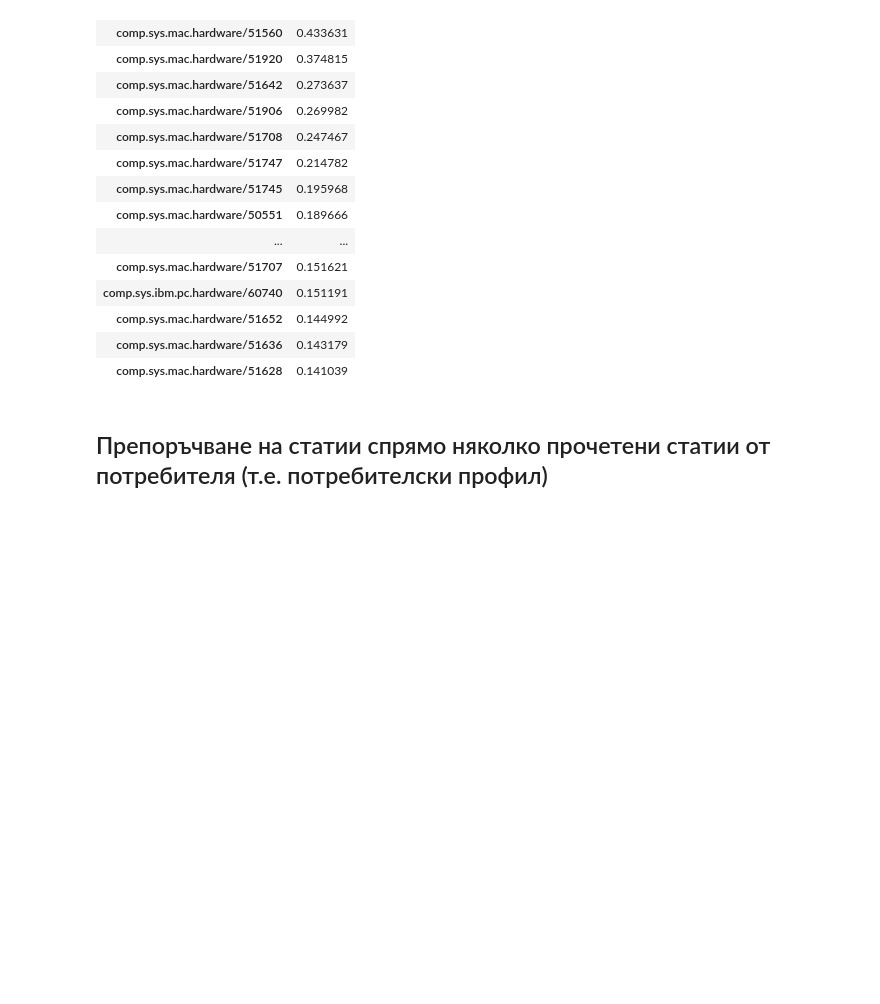
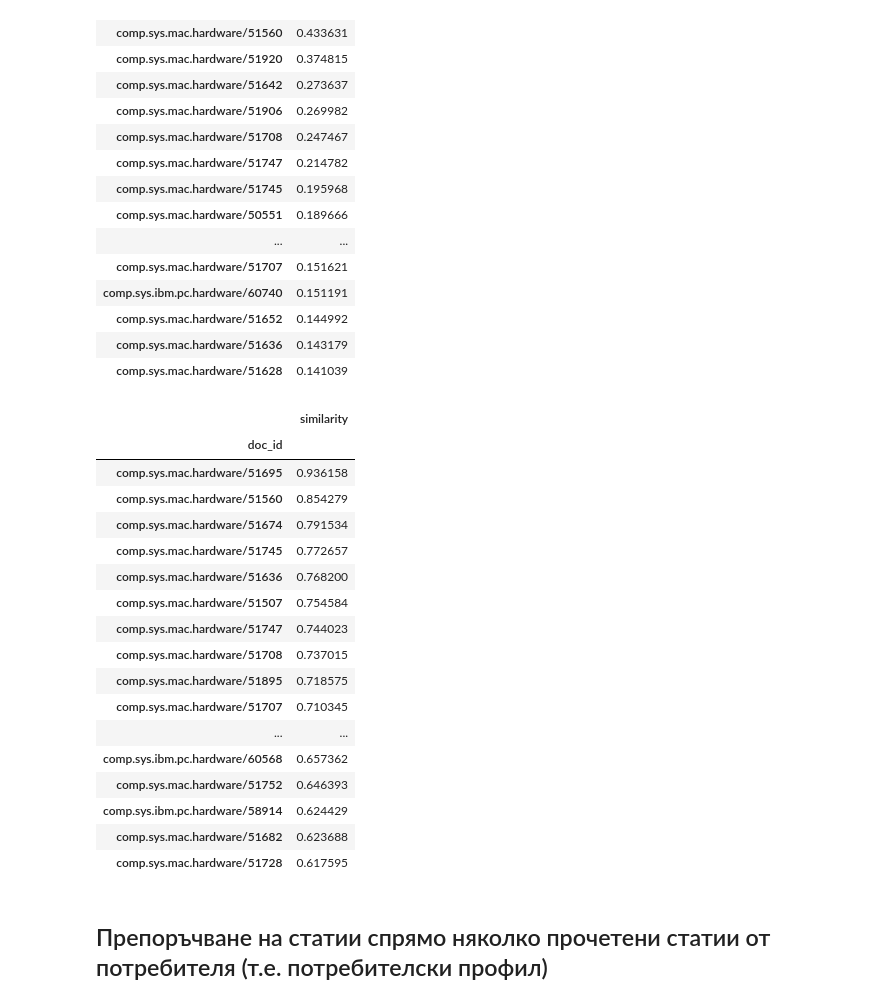
Before and after one commit to antonpetkoff/recommender-systems, a Jupyter notebook: hw1-content-based/notebooks/cosine-similarity.ipynb, the cells around one changed output. Saved outputs shown, nothing was run; the diff lists cells and outputs as text; code cells hidden in the pictures; blank space fills up the shorter version.

```diff
--- a/hw1-content-based/notebooks/cosine-similarity.ipynb
+++ b/hw1-content-based/notebooks/cosine-similarity.ipynb
@@ -162,0 +165,9 @@ Shape of the vector matrix: (11314, 56567)
+# %%
+from sklearn.decomposition import TruncatedSVD
+
+svd = TruncatedSVD(n_components=100, n_iter=5, random_state=1)
+svd.fit(X)
+
+X_reduced = svd.transform(X)
+
+print('Shape of the vector matrix after LSA (SVD): {}'.format(X_reduced.shape))
@@ -166,6 +179,8 @@ Shape of the vector matrix: (11314, 56567)
 from sklearn.metrics.pairwise import cosine_similarity
 
 similarity_matrix = cosine_similarity(X, X)
+
+similarity_matrix_lsa = cosine_similarity(X_reduced, X_reduced)
 # %% [markdown]
 ## Препоръчване на Top N текстове, спрямо 1 вече прочетен от потребителя текст
 
@@ -216,6 +231,27 @@ recommend_articles('comp.sys.mac.hardware/51861', top_n=20)
 | comp.sys.mac.hardware/51652 | 0.144992 |
 | comp.sys.mac.hardware/51636 | 0.143179 |
 | comp.sys.mac.hardware/51628 | 0.141039 |
+# %%
+recommend_articles('comp.sys.mac.hardware/51861', top_n=20, similarity_matrix=similarity_matrix_lsa)
+# %% [output]
+|  | similarity |
+| doc_id |  |
+| comp.sys.mac.hardware/51695 | 0.936158 |
+| comp.sys.mac.hardware/51560 | 0.854279 |
+| comp.sys.mac.hardware/51674 | 0.791534 |
+| comp.sys.mac.hardware/51745 | 0.772657 |
+| comp.sys.mac.hardware/51636 | 0.768200 |
+| comp.sys.mac.hardware/51507 | 0.754584 |
+| comp.sys.mac.hardware/51747 | 0.744023 |
+| comp.sys.mac.hardware/51708 | 0.737015 |
+| comp.sys.mac.hardware/51895 | 0.718575 |
+| comp.sys.mac.hardware/51707 | 0.710345 |
+| ... | ... |
+| comp.sys.ibm.pc.hardware/60568 | 0.657362 |
+| comp.sys.mac.hardware/51752 | 0.646393 |
+| comp.sys.ibm.pc.hardware/58914 | 0.624429 |
+| comp.sys.mac.hardware/51682 | 0.623688 |
+| comp.sys.mac.hardware/51728 | 0.617595 |
 # %% [markdown]
 ## Препоръчване на статии спрямо няколко прочетени статии от потребителя (т.е. потребителски профил)
 # %%
```
Also changed, not shown: parts of 8 cells of this notebook.
